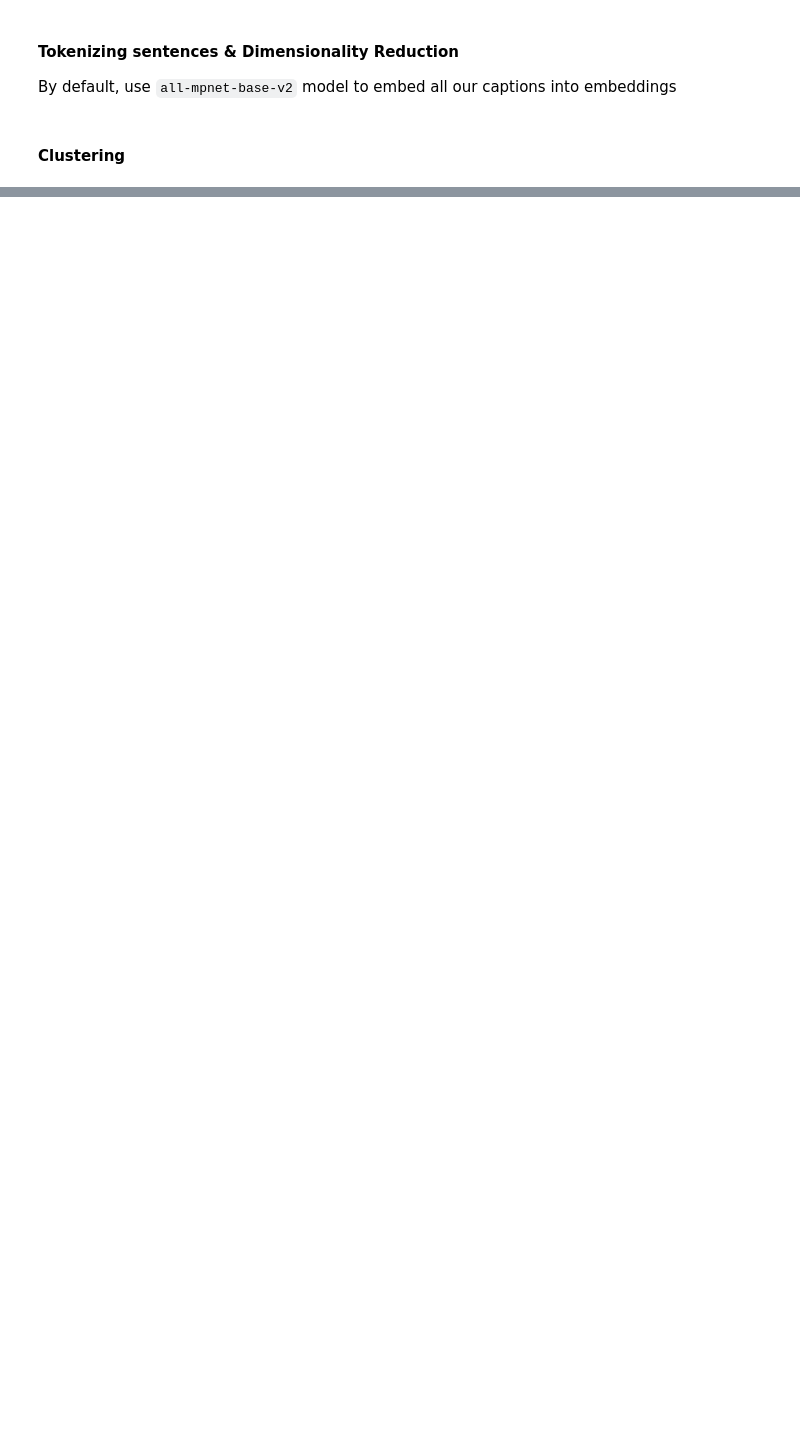
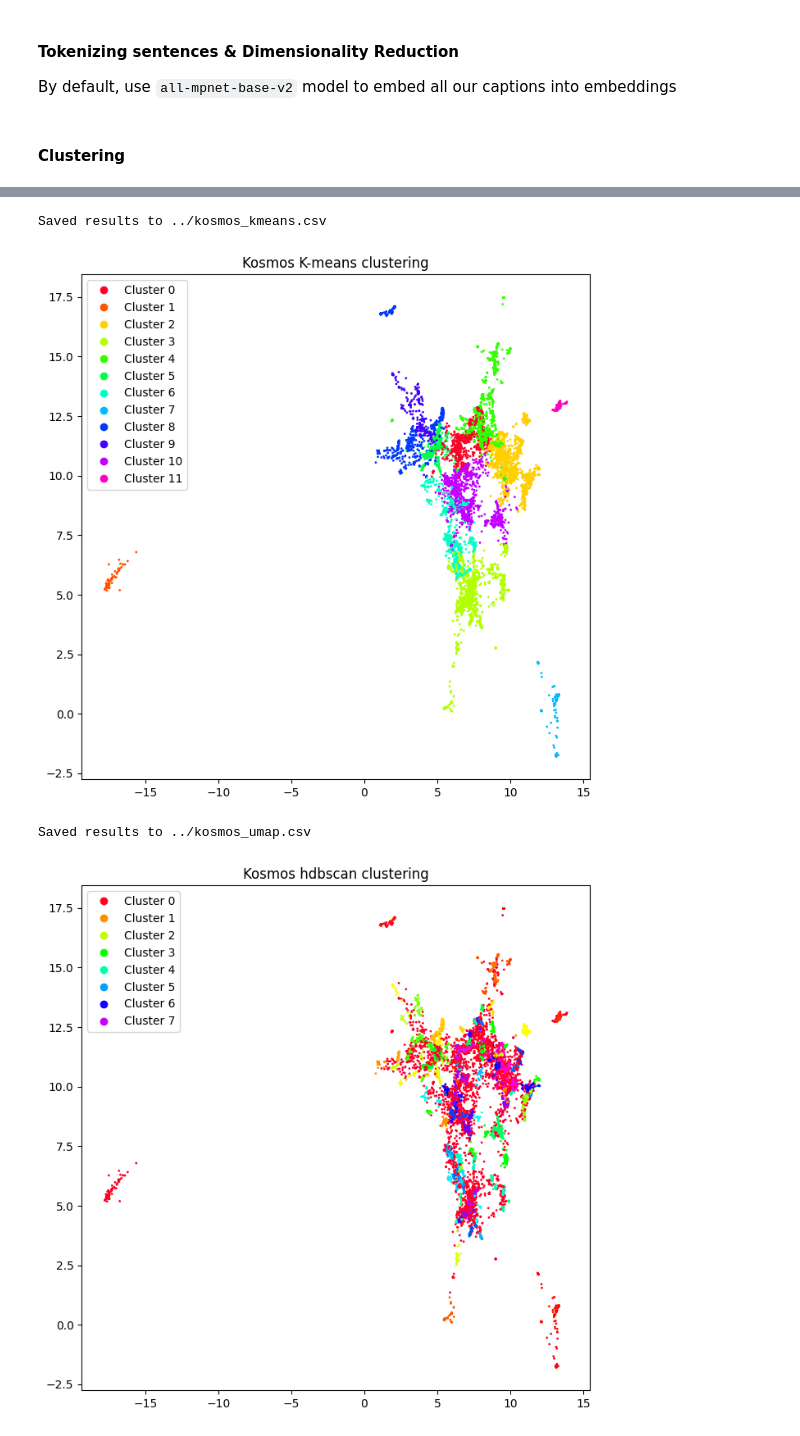
Before and after one commit to Jaywhisker/PlayWrite, a Jupyter notebook: notebooks/data_visualisation/dataset_visualisation.ipynb, the cells around one changed output, grey strips where cells are left out. Saved outputs shown, nothing was run; the diff lists cells and outputs as text; code cells hidden in the pictures; blank space fills up the shorter version.

```diff
--- a/notebooks/data_visualisation/dataset_visualisation.ipynb
+++ b/notebooks/data_visualisation/dataset_visualisation.ipynb
@@ -90,10 +118,19 @@ kosmos_umap_embeddings = umap_reduction(embed_captions(kosmos['image_caption'].t
 # %% [markdown]
 #### Clustering
 # %%
-def plot_graph(embeddings, num_clusters:int, cluster_labels:list):
+def plot_graph(embeddings, num_clusters:int, cluster_labels:list, title:str):
+    """
+    Function to plot cluster graph
+
+    Args:
+        embeddings: umap embeddings
+        num_cluster (int): total number of clusters, used to determine colour map
+        cluster_labels (list): list of corresponding cluster values for each respective embeddings
+        title (str): title of graph
+    """
     try:
         #creating colours
-        colors = plt.cm.get_cmap('gist_rainbow', num_clusters)
+        colors = plt.colormaps.get_cmap('gist_rainbow')
         cmap = ListedColormap(colors(np.linspace(0, 1, num_clusters)))
 
         #plot graph
@@ -104,14 +141,14 @@ def plot_graph(embeddings, num_clusters:int, cluster_labels:list):
         #creating legends
         legend = [f'Cluster {i}' for i in range(num_clusters)]
         plt.legend(handles=cluster_graph.legend_elements()[0], labels=legend)
-
+        plt.title(title)
         plt.show()
 
     except Exception as e:
-        print("Unable to plot graph, {e}")
+        print(f"Unable to plot graph, {e}")
 # %%
 #K-means clustering
-def Kmeans_clustering(all_captions:list, embeddings, num_cluster:int, csv_filepath:str=None, show_plot:bool=True):
+def Kmeans_clustering(all_captions:list, embeddings, num_cluster:int, csv_filepath:str=None, show_plot:bool=True, plot_title:str=None):
     """
     Run Kmeans clustering on dataset
 
@@ -121,6 +158,7 @@ def Kmeans_clustering(all_captions:list, embeddings, num_cluster:int, csv_filepa
         num_cluster (int): number of clusters
         csv_filepath (str, optional): filepath to save the csv of captions and their cluster labels, defaults to None.
         show_plot (bool, optional): boolean to determine if the cluster graph should be shown, defaults to True.
+        plot_title (str, optional): title of graph, defaults to None
 
     Returns:
         sorted_combined_sentence_labels: list of caption (str) and their label
@@ -143,7 +181,7 @@ def Kmeans_clustering(all_captions:list, embeddings, num_cluster:int, csv_filepa
 
     #plot graph if show_plot is true
     if show_plot:
-        plot_graph(embeddings, num_cluster, cluster_labels)
+        plot_graph(embeddings, num_cluster, cluster_labels, plot_title)
 
     return sorted_combined_sentence_labels
 # %%
@@ -155,7 +193,8 @@ def HDBScan_clustering(all_captions:list,
                        min_cluster_size:int=15,
                        min_samples:int=None,
                        csv_filepath:str=None,
-                       show_plot:bool=True):
+                       show_plot:bool=True,
+                       plot_title:str=None):
     """
     Run HDBScan clustering on dataset
     Please refer to HDBScan documents for more details: https://hdbscan.readthedocs.io/en/latest/parameter_selection.html
@@ -168,6 +207,7 @@ def HDBScan_clustering(all_captions:list,
         min_samples (int, optional): determines how conservative samples will be
         csv_filepath (str, optional): filepath to save the csv of captions and their cluster labels. Defaults to None.
         show_plot (bool, optional): boolean to determine if the cluster graph should be shown. Defaults to True.
+        plot_title (str, optional): title of graph, defaults to None
 
     Returns:
         sorted_combined_sentence_labels: list of caption (str) and their label
@@ -194,7 +234,7 @@ def HDBScan_clustering(all_captions:list,
 
     #plot graph if show_plot is true
     if show_plot:
-        plot_graph(embeddings, len(cluster_labels), cluster_labels)
+        plot_graph(embeddings, len(cluster_labels), cluster_labels, plot_title)
 
     return sorted_combined_sentence_labels
 # %%
@@ -215,15 +262,22 @@ blip_hdbscan = HDBScan_clustering(
 # %%
 kosmos_kmeans = Kmeans_clustering(
     kosmos['image_caption'].to_list(),
     kosmos_umap_embeddings,
     12,
     '../kosmos_kmeans.csv',
-    True
+    True,
+    'Kosmos K-means clustering'
 )
 
 kosmos_hdbscan = HDBScan_clustering(
     all_captions=kosmos['image_caption'],
     embeddings=kosmos_umap_embeddings,
     csv_filepath='../kosmos_umap.csv',
-    show_plot=True
+    show_plot=True,
+    plot_title='Kosmos HDBScan clustering'
 )
+# %% [output]
+Saved results to ../kosmos_kmeans.csv
+[figure, added]
+Saved results to ../kosmos_umap.csv
+[figure, added]
```
Also changed, not shown: parts of 4 cells of this notebook, 4 other files.
